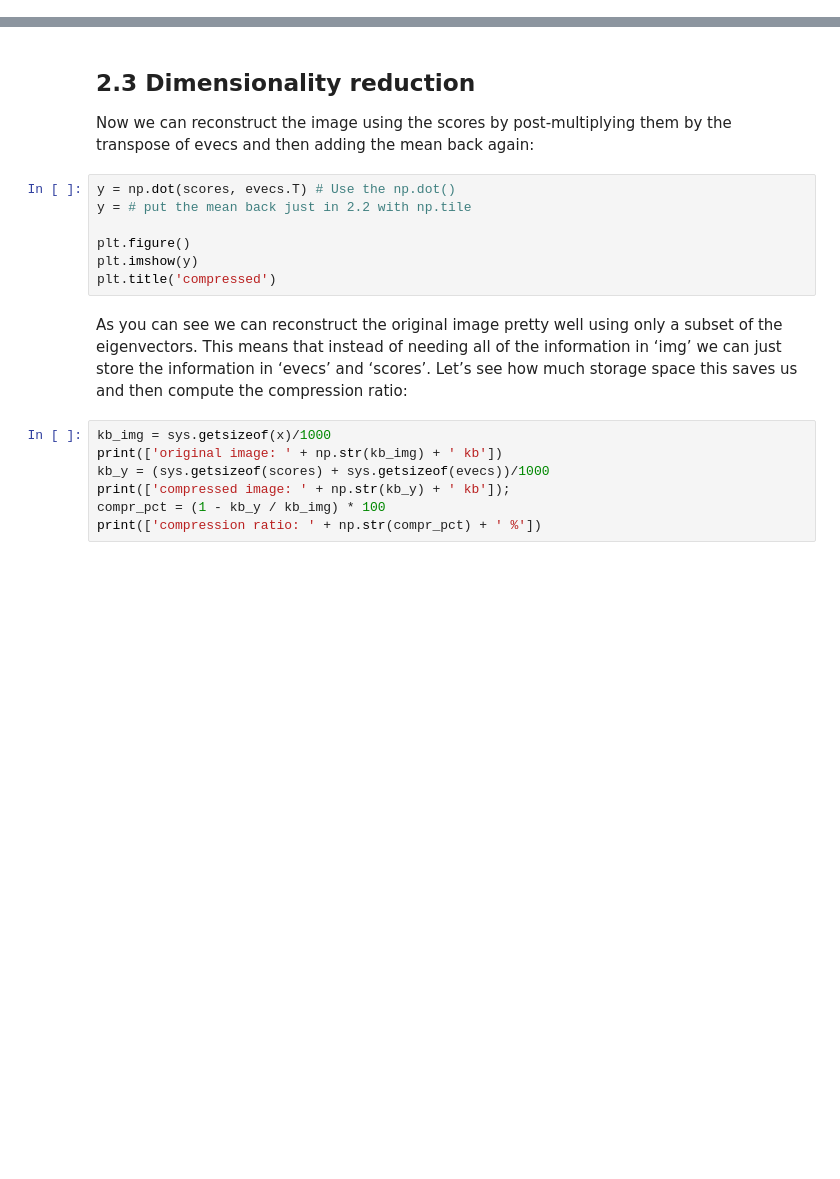
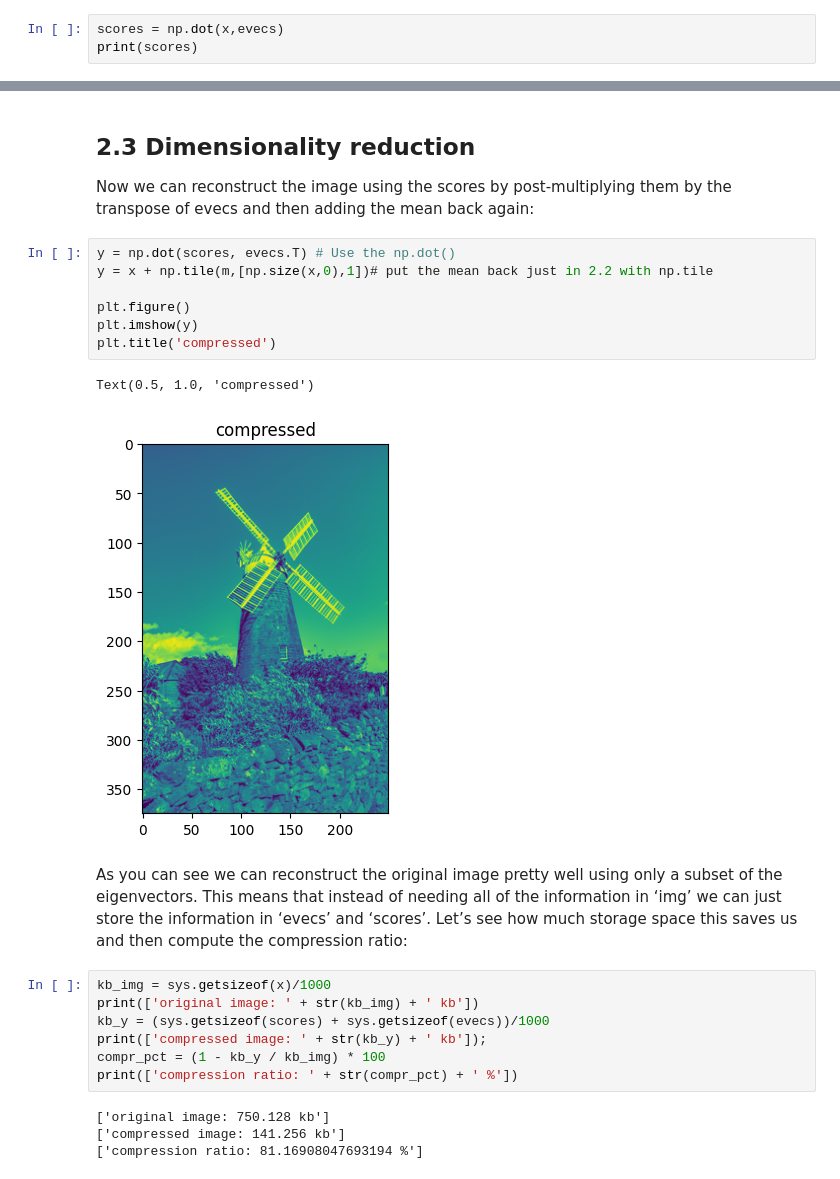
Before and after one commit to MaartenDekkers02/BigDataCourse2025, a Jupyter notebook: Big_data_GLM_PCA_practical.ipynb, the cells around one changed output, grey strips where cells are left out. Cells and saved outputs as stored; diff of their text form; blank space fills up the shorter version.

```diff
--- a/Big_data_GLM_PCA_practical.ipynb
+++ b/Big_data_GLM_PCA_practical.ipynb
@@ -432,0 +419,3 @@ scores =
+# %%
+scores = np.dot(x,evecs)
+print(scores)
@@ -435,17 +438,24 @@ scores =
 Now we can reconstruct the image using the scores by post-multiplying them by the transpose of evecs and then adding the mean back again:
 # %%
 y = np.dot(scores, evecs.T) # Use the np.dot()
-y = # put the mean back just in 2.2 with np.tile
+y = x + np.tile(m,[np.size(x,0),1])# put the mean back just in 2.2 with np.tile
 
 plt.figure()
 plt.imshow(y)
 plt.title('compressed')
+# %% [output]
+Text(0.5, 1.0, 'compressed')
+[figure, added]
 # %% [markdown]
 As you can see we can reconstruct the original image pretty well using only a subset of the eigenvectors. This means that instead of needing all of the information in ‘img’ we can just store the information in ‘evecs’ and ‘scores’. Let’s see how much storage space this saves us and then compute the compression ratio:
 # %%
 kb_img = sys.getsizeof(x)/1000
-print(['original image: ' + np.str(kb_img) + ' kb'])
+print(['original image: ' + str(kb_img) + ' kb'])
 kb_y = (sys.getsizeof(scores) + sys.getsizeof(evecs))/1000
-print(['compressed image: ' + np.str(kb_y) + ' kb']);
+print(['compressed image: ' + str(kb_y) + ' kb']);
 compr_pct = (1 - kb_y / kb_img) * 100
-print(['compression ratio: ' + np.str(compr_pct) + ' %'])
+print(['compression ratio: ' + str(compr_pct) + ' %'])
+# %% [output]
+['original image: 750.128 kb']
+['compressed image: 141.256 kb']
+['compression ratio: 81.16908047693194 %']
```
Also changed, not shown: parts of 3 cells of this notebook.
